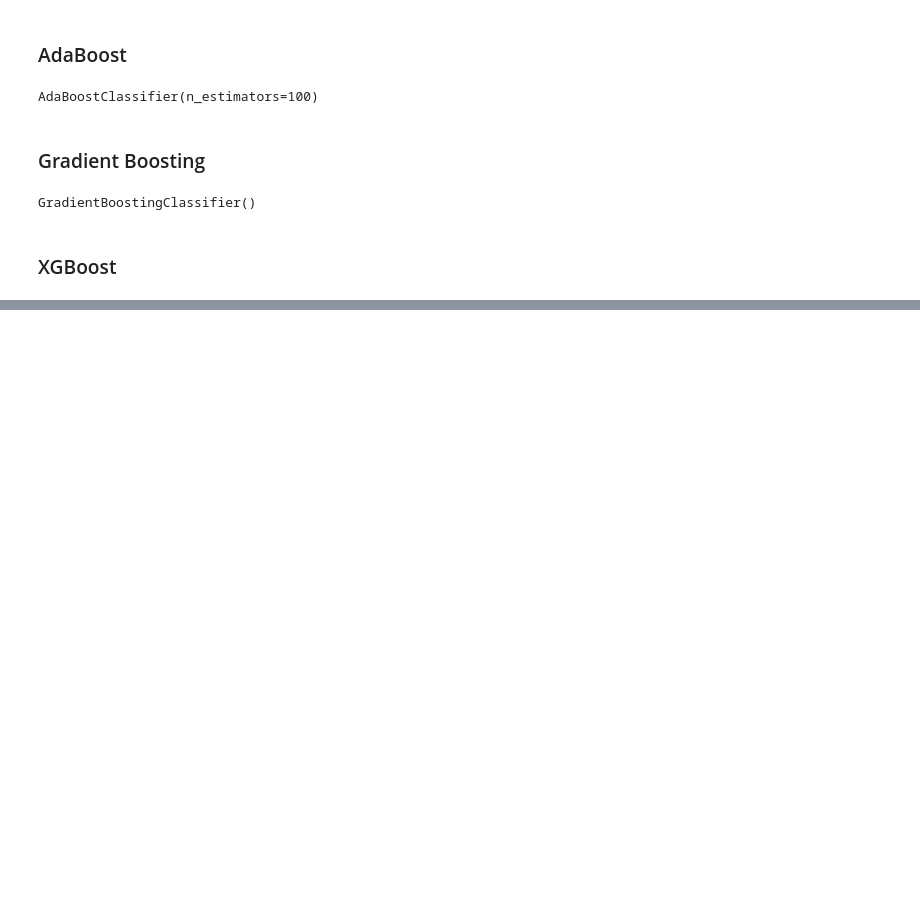
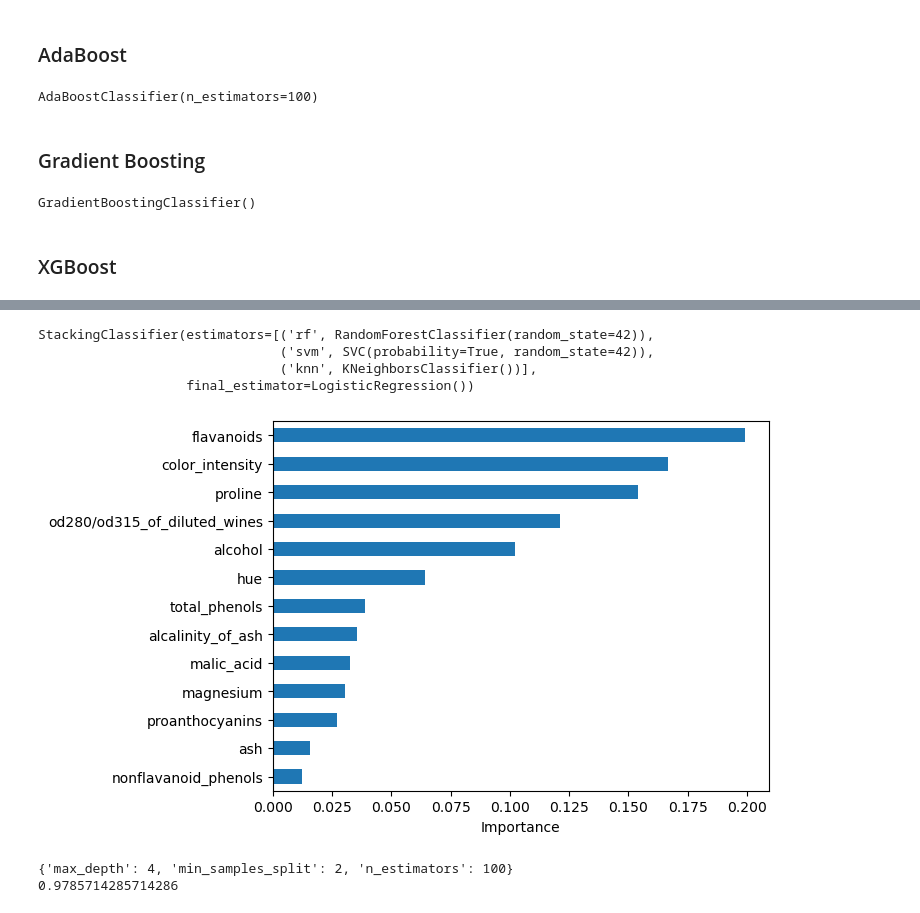
Before and after one commit to Rohit-03-19/DATA-SCIENCE, a Jupyter notebook: revision/revision6.ipynb, the cells around one changed output, grey strips where cells are left out. Cells and saved outputs as stored; diff of their text form; code cells hidden in the pictures; blank space fills up the shorter version.

```diff
--- a/revision/revision6.ipynb
+++ b/revision/revision6.ipynb
@@ -215,0 +186,66 @@ CatBoostClassifier(verbose=0)
+# %%
+#stacking
+
+from sklearn.ensemble import StackingClassifier
+from sklearn.linear_model import LogisticRegression
+from sklearn.svm import SVC
+from sklearn.neighbors import KNeighborsClassifier
+
+estimators = [
+    ('rf', RandomForestClassifier(random_state=42)),
+    ('svm', SVC(probability=True, random_state=42)),
+    ('knn', KNeighborsClassifier())
+]
+
+stack = StackingClassifier(
+    estimators=estimators,
+    final_estimator=LogisticRegression()
+)
+
+stack.fit(X_train, y_train)
+# %% [output]
+StackingClassifier(estimators=[('rf', RandomForestClassifier(random_state=42)),
+                               ('svm', SVC(probability=True, random_state=42)),
+                               ('knn', KNeighborsClassifier())],
+                   final_estimator=LogisticRegression())
+# %%
+# Feature Importance
+
+import matplotlib.pyplot as plt
+import pandas as pd
+
+importance = pd.Series(
+    rf.feature_importances_,
+    index=load_wine().feature_names
+)
+
+importance.sort_values(ascending=True).plot(kind="barh")
+plt.xlabel("Importance")
+plt.show()
+# %% [output]
+[figure, added]
+# %%
+# Hyperparameter Tuning
+
+from sklearn.model_selection import GridSearchCV
+
+params = {
+    "n_estimators": [100, 200],
+    "max_depth": [4, 8, None],
+    "min_samples_split": [2, 5]
+}
+
+grid = GridSearchCV(
+    RandomForestClassifier(random_state=42),
+    params,
+    cv=5,
+    scoring="accuracy"
+)
+
+grid.fit(X_train, y_train)
+
+print(grid.best_params_)
+print(grid.best_score_)
+# %% [output]
+{'max_depth': 4, 'min_samples_split': 2, 'n_estimators': 100}
+0.9785714285714286
```
Also changed, not shown: parts of 6 cells of this notebook, 3 other files.
